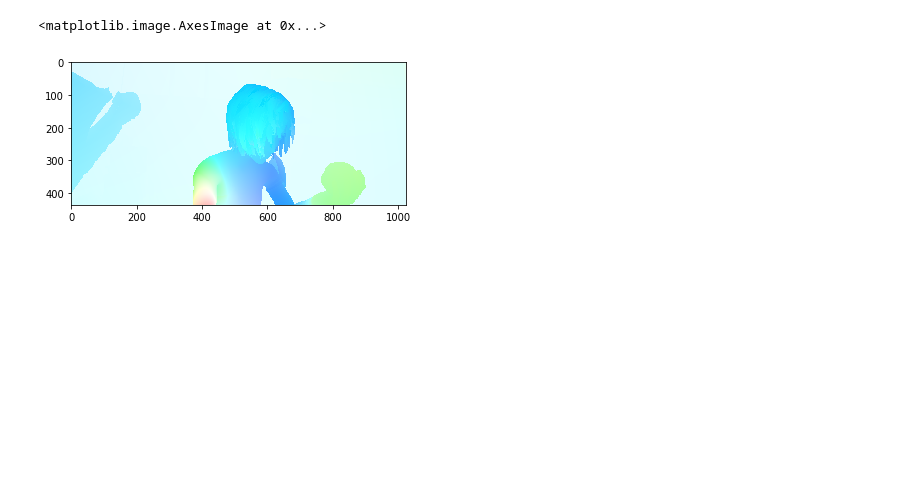
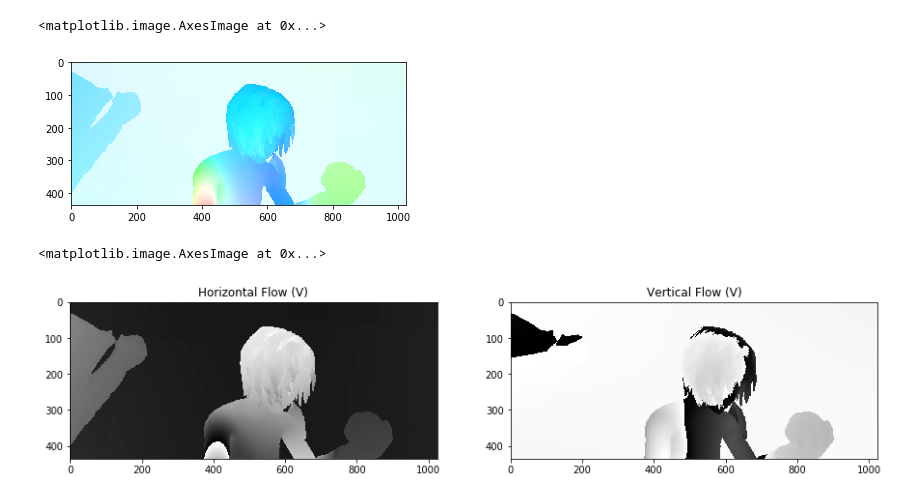
Before and after one commit to georgegach/flowiz, a Jupyter notebook: test.ipynb, the cells around one changed output. Saved outputs shown, nothing was run; the diff lists cells and outputs as text; code cells hidden in the pictures; blank space fills up the shorter version.

Commit message:
added UV mode

```diff
--- a/test.ipynb
+++ b/test.ipynb
@@ -38,6 +38,20 @@ plt.imshow(flow.convertFromFlow(floArray))
 # %% [output]
 <matplotlib.image.AxesImage at 0x...>
 [figure]
+# %%
+# Two channel image [u,v] with horizontal and vertical flows converted to UINT8
+uv = flow.convertFromFlow(floArray, mode='UV')
+
+f, axarr = plt.subplots(1,2)
+f.set_size_inches(15, 5)
+
+axarr[0].set_title('Horizontal Flow (V)')
+axarr[0].imshow(uv[...,0],cmap=plt.get_cmap('binary'))
+axarr[1].set_title('Vertical Flow (V)')
+axarr[1].imshow(uv[...,1],cmap=plt.get_cmap('binary'))
+# %% [output]
+<matplotlib.image.AxesImage at 0x...>
+[figure, added]
 # %%
 import os
 # %%
```
Also changed, not shown: parts of 2 cells of this notebook, 1 other file.
